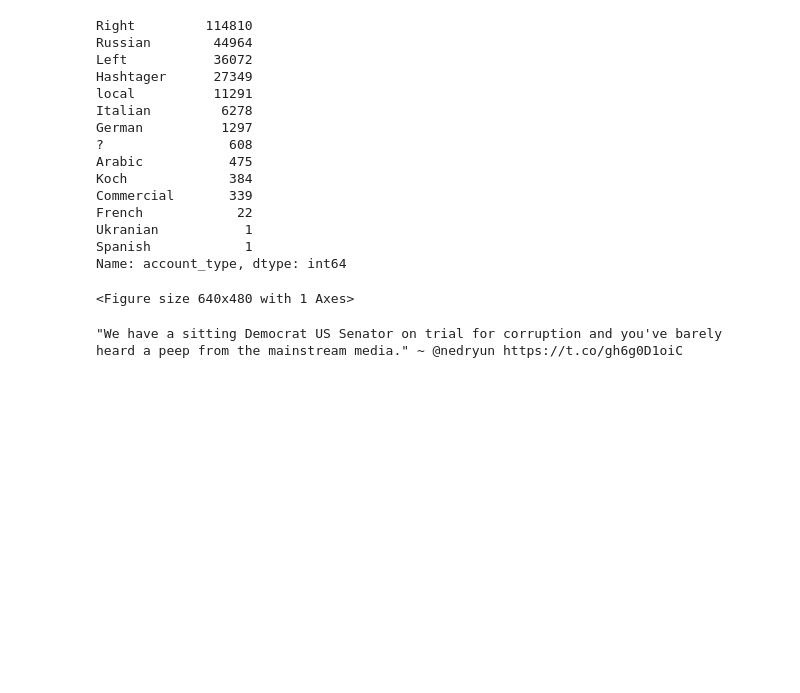
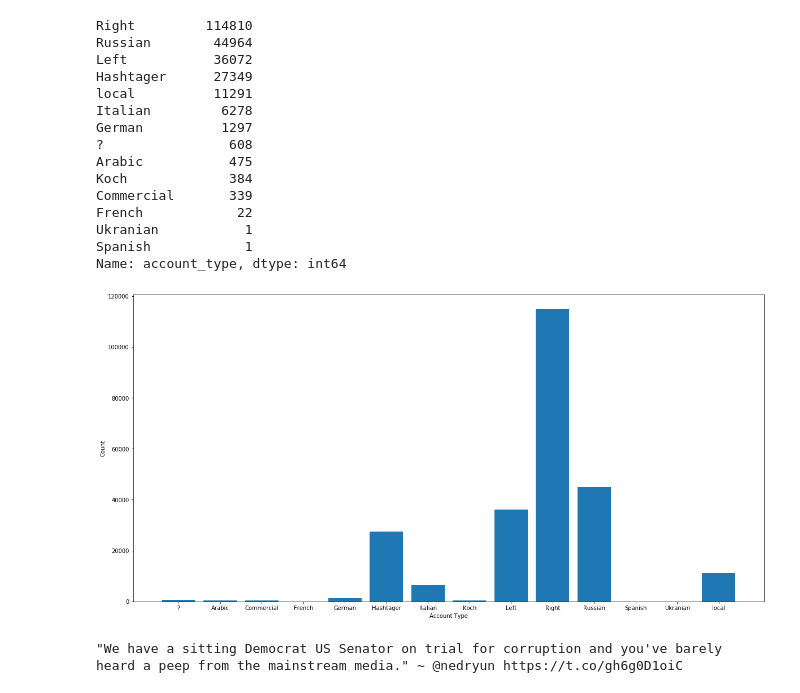
Before and after one commit to jonhealy1/troll_tweets, a Jupyter notebook: troll_tweets_clean_data.ipynb, the cells around one changed output. Drawn from its saved outputs; the diff is of its cells as text; code cells hidden in the pictures; blank space fills up the shorter version.

```diff
--- a/troll_tweets_clean_data.ipynb
+++ b/troll_tweets_clean_data.ipynb
@@ -51,13 +51,13 @@ Name: account_type, dtype: int64
 # %%
 import matplotlib.pyplot as plt
 Sentiment_count=df.groupby('account_type').count()
+plt.rcParams["figure.figsize"] = (20,10)
 plt.bar(Sentiment_count.index.values, Sentiment_count['content'])
 plt.xlabel('Account Type')
-plt.ylabel('Content')
-plt.rcParams["figure.figsize"] = (20,18)
+plt.ylabel('Count')
 plt.show()
 # %% [output]
-<Figure size 640x480 with 1 Axes>
+[figure, added]
 # %%
 text1 = df.loc[0]['content']
 print(text1)
```
Also changed, not shown: parts of 11 cells of this notebook, 10 other files.
